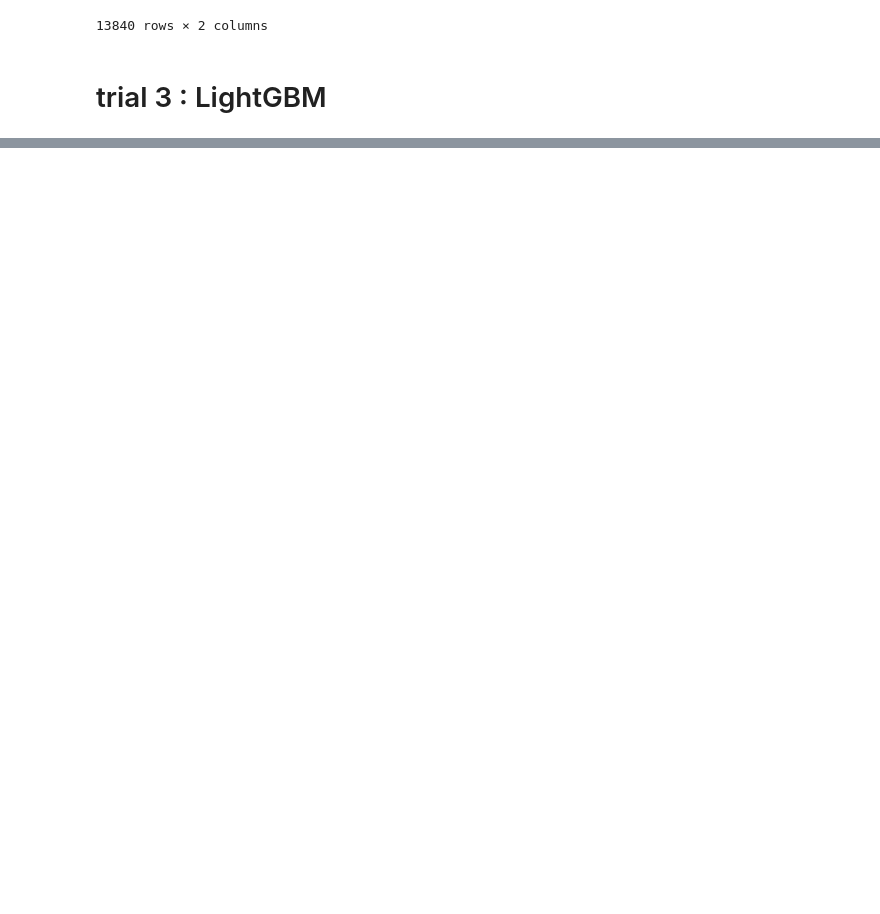
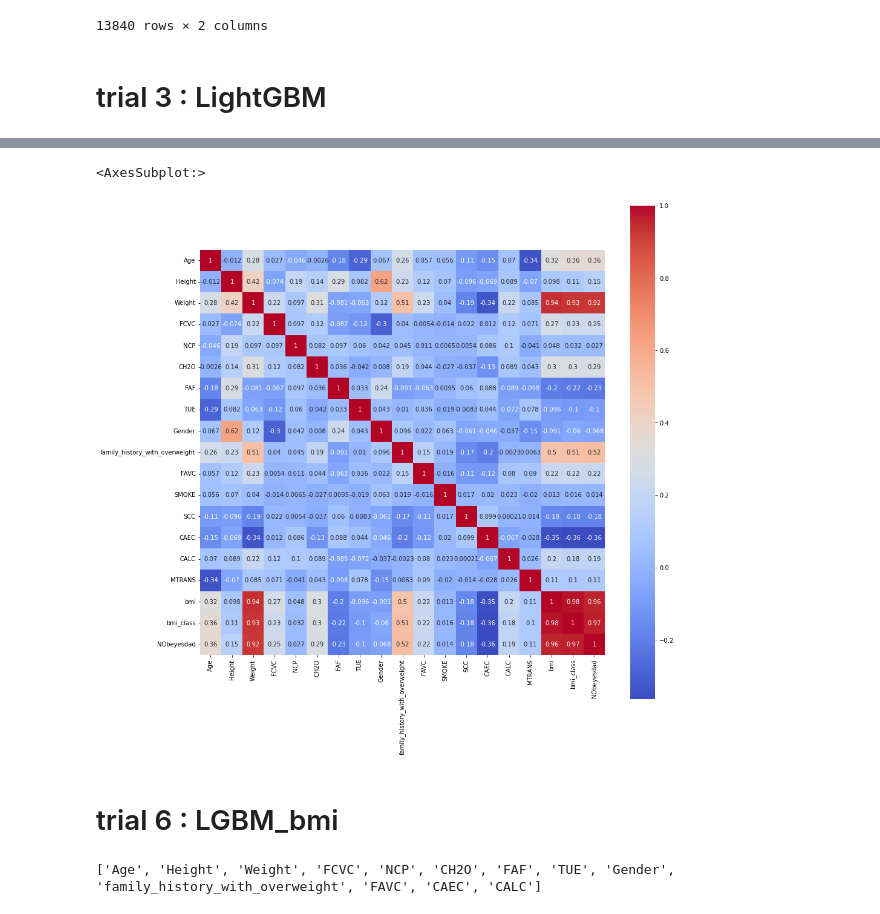
Before and after one commit to h1cho/DAStudy-sun, a Jupyter notebook: HYEWON/Multi-Class Prediction of Obesity Risk_modeling.ipynb, the cells around one changed output, grey strips where cells are left out. Saved outputs shown, nothing was run; the diff lists cells and outputs as text; code cells hidden in the pictures; blank space fills up the shorter version.

```diff
--- a/HYEWON/Multi-Class Prediction of Obesity Risk_modeling.ipynb
+++ b/HYEWON/Multi-Class Prediction of Obesity Risk_modeling.ipynb
@@ -892,0 +908,8 @@ accuracy_score(y_test, y_predict_lgb) * 100
+# %%
+train_new = pd.read_csv("./data/train_new.csv", index_col="id")
+y_train = pd.read_csv("./data/y_train.csv", index_col="id")
+test_new = pd.read_csv("./data/test_new.csv", index_col="id")
+# %%
+X = train_new
+y = y_train
+X.shape, y.shape
@@ -892,0 +1127,4 @@ accuracy_score(y_test, y_predict_lgb) * 100
+# %%
+d = train_new.copy()
+d["NObeyesdad"] = y
+d
@@ -892,0 +1146,10 @@ accuracy_score(y_test, y_predict_lgb) * 100
+# %%
+dcorr = d.corr()
+# 히트맵으로 상관계수 시각화
+plt.figure(figsize=(15, 15))
+sns.heatmap(dcorr, annot=True, cmap='coolwarm', cbar=True, square=True)
+# %% [output]
+<AxesSubplot:>
+[figure, added]
+# %% [markdown]
+# trial 6 : LGBM_bmi
@@ -892,0 +1211,11 @@ accuracy_score(y_test, y_predict_lgb) * 100
+# %%
+# feature selection
+feature_names = train_new.columns.to_list()
+feature_names.remove("MTRANS")
+feature_names.remove("SCC")
+feature_names.remove("SMOKE")
+feature_names.remove("bmi")
+feature_names.remove("bmi_class")
+print(feature_names)
+# %% [output]
+['Age', 'Height', 'Weight', 'FCVC', 'NCP', 'CH2O', 'FAF', 'TUE', 'Gender', 'family_history_with_overweight', 'FAVC', 'CAEC', 'CALC']
```
Also changed, not shown: parts of 56 cells of this notebook.
